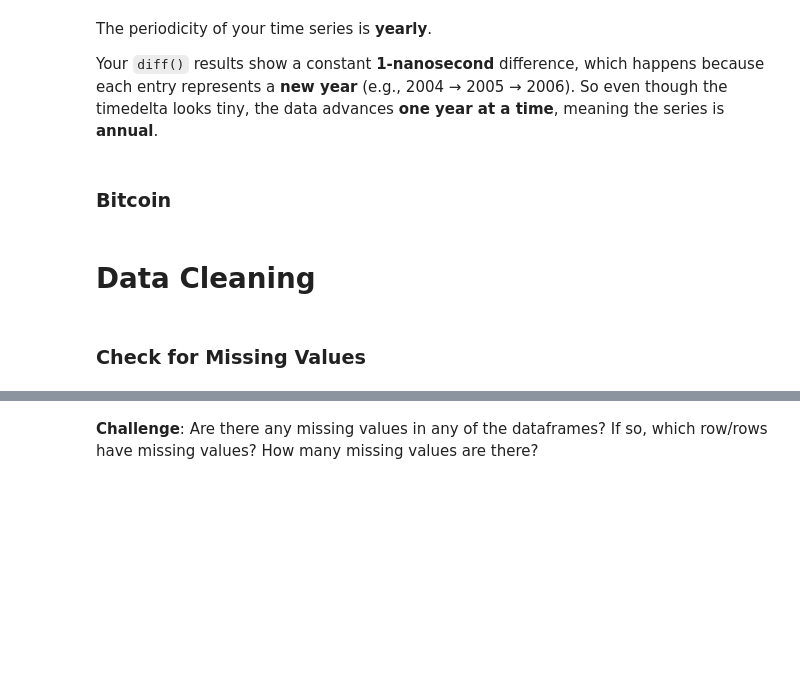
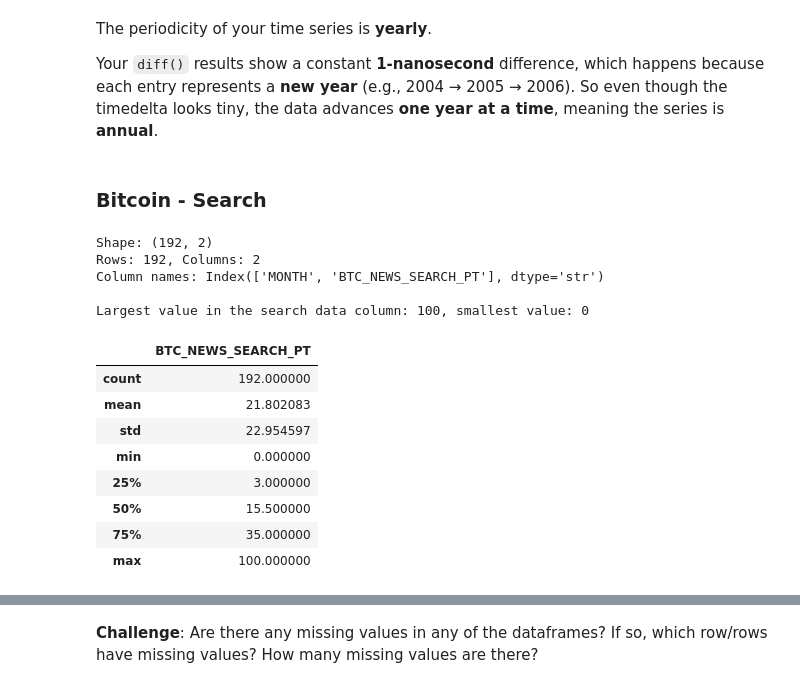
Before and after one commit to heyliceeee/Google-Trends-Data, a Jupyter notebook: Google Trends and Data Visualisation.ipynb, the cells around one changed output, grey strips where cells are left out. Drawn from its saved outputs; the diff is of its cells as text; code cells hidden in the pictures; blank space fills up the shorter version.

```diff
--- a/Google Trends and Data Visualisation.ipynb
+++ b/Google Trends and Data Visualisation.ipynb
@@ -296,4 +296,4 @@ The periodicity of your time series is **yearly**.
 
 Your `diff()` results show a constant **1‑nanosecond** difference, which happens because each entry represents a **new year** (e.g., 2004 → 2005 → 2006). So even though the timedelta looks tiny, the data advances **one year at a time**, meaning the series is **annual**.
 # %% [markdown]
-### Bitcoin
+### Bitcoin - Search
@@ -302,4 +300,26 @@ print(f'largest BTC News Search: ')
-# %% [markdown]
-# Data Cleaning
-# %% [markdown]
-### Check for Missing Values
+# %%
+print(f'Shape: {df_btc_search.shape}') # the shape of the DataFrame
+print(f'Rows: {df_btc_search.shape[0]}, Columns: {df_btc_search.shape[1]}') # the number of rows and columns
+print(f'Column names: {df_btc_search.columns}\n') # the column names of DataFrame
+
+max_val = df_btc_search["BTC_NEWS_SEARCH_PT"].max() # the largest value in the search data column
+min_val = df_btc_search["BTC_NEWS_SEARCH_PT"].min() # the smallest value in the search data column
+print(f"Largest value in the search data column: {max_val}, smallest value: {min_val}")
+# %% [output]
+Shape: (192, 2)
+Rows: 192, Columns: 2
+Column names: Index(['MONTH', 'BTC_NEWS_SEARCH_PT'], dtype='str')
+
+Largest value in the search data column: 100, smallest value: 0
+# %%
+df_btc_search.describe()
+# %% [output]
+|  | BTC_NEWS_SEARCH_PT |
+| count | 192.000000 |
+| mean | 21.802083 |
+| std | 22.954597 |
+| min | 0.000000 |
+| 25% | 3.000000 |
+| 50% | 15.500000 |
+| 75% | 35.000000 |
+| max | 100.000000 |
```
Also changed, not shown: parts of 16 cells of this notebook.
